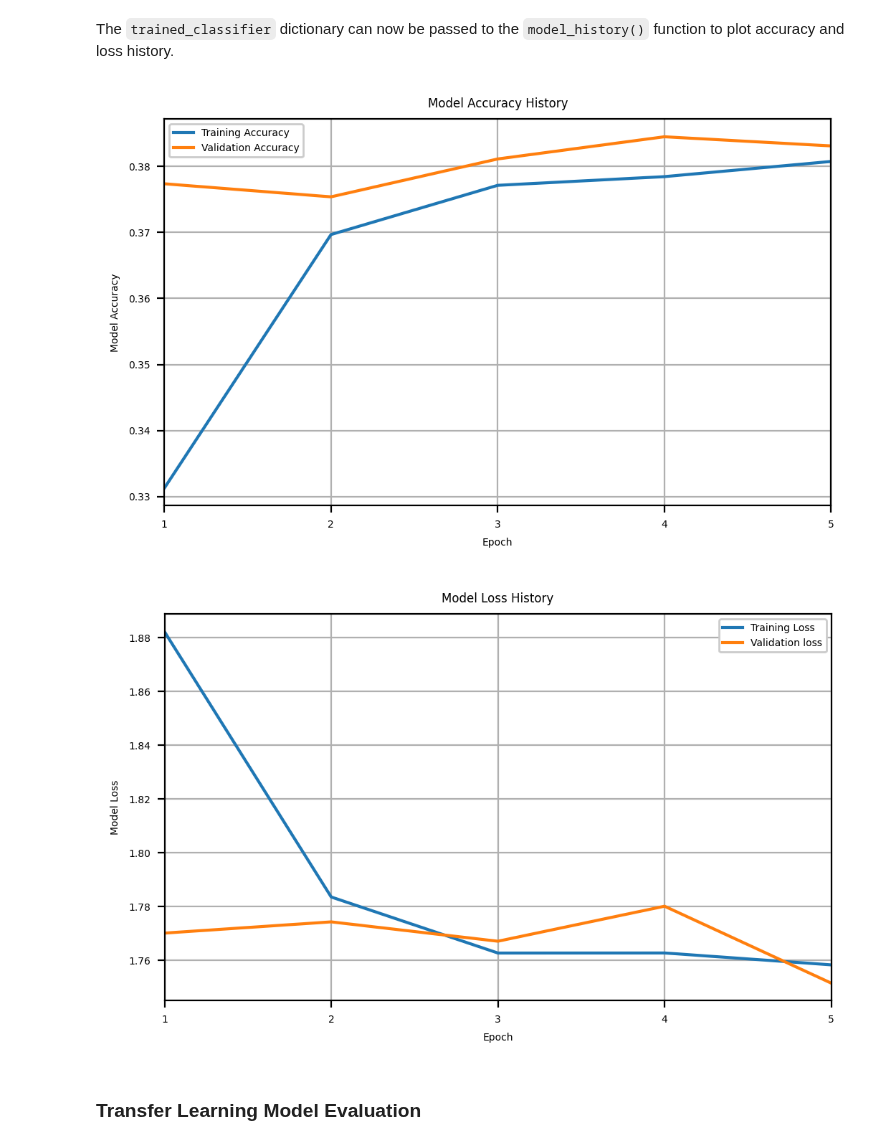
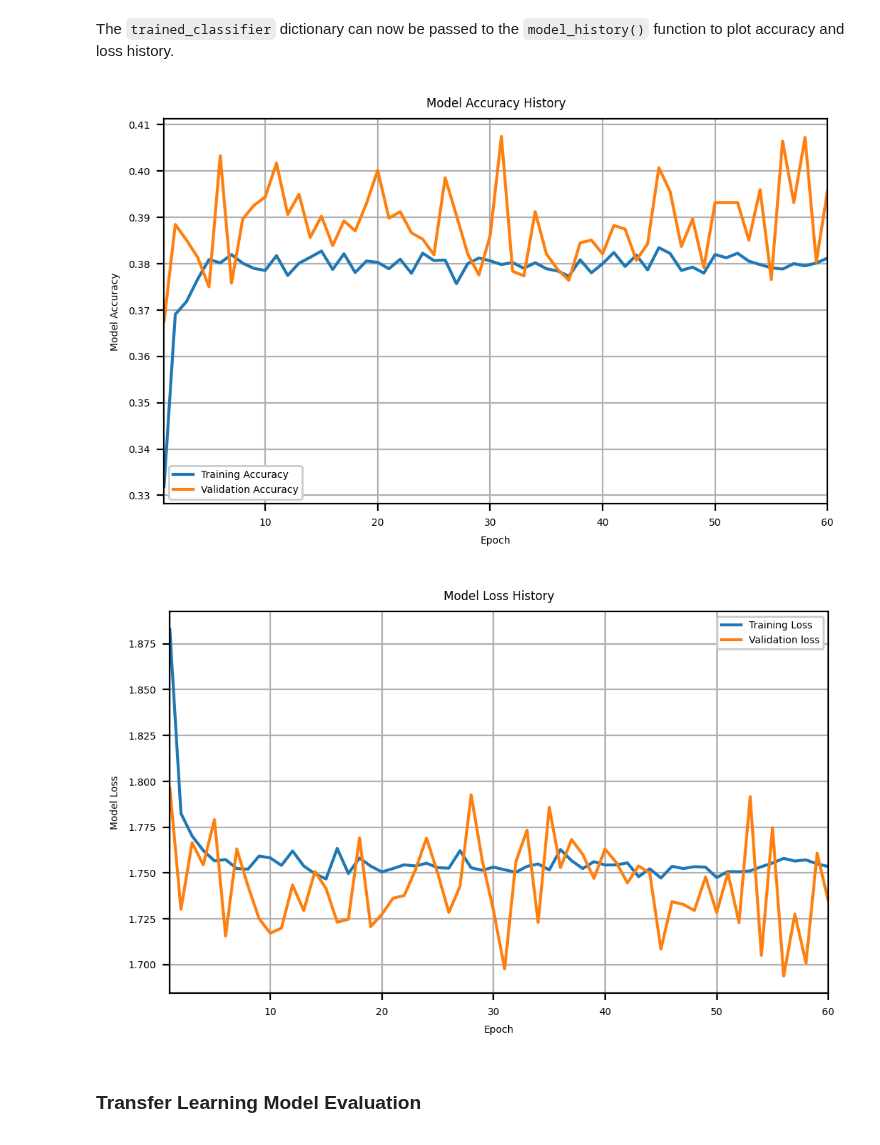
Before and after one commit to Team4IDS576/homework-assignments, a Jupyter notebook: Homework_2.ipynb, the cells around one changed output. Saved outputs shown, nothing was run; the diff lists cells and outputs as text; code cells hidden in the pictures.

```diff
--- a/Homework_2.ipynb
+++ b/Homework_2.ipynb
@@ -284,5 +284,5 @@ def train_model(model, criterion, optimizer, train_loader: DataLoader,
     return history
 
 
-trained_resnet18_based = train_model(resnet18_based, criterion, optimizer, train_loader, val_loader, num_epochs=5)
+trained_resnet18_based = train_model(resnet18_based, criterion, optimizer, train_loader, val_loader, num_epochs=60)
 # %% [output]
@@ -329,42 +356,41 @@ def model_history(history):
         ax.set_xlabel('Epoch')
         ax.set_ylabel('Model Accuracy')
         ax.set_xlim(1, len(history["train accuracy"]))
-        ax.set_xticks(list(range(1,len(history["train accuracy"])+1)))
+
         ax.legend()
         ax.legend().get_frame().set_alpha(1.0)
 
         ax.grid(True)
 
         # plot loss history
         fig, ax = plt.subplots(figsize=(6,3.5), dpi=200)
 
         ax.plot(range(1,len(history['train loss'])+1),
                 history['train loss'],
                 label = r'Training Loss',
                 #marker = 'o',
                 markersize = 4)
 
         ax.plot(range(1, len(history["validation loss"])+1),
                 history['validation loss'],
                 label = r'Validation loss',
                 #marker = 'o',
                 markersize = 4)
 
         ax.set_title("Model Loss History")
         ax.set_xlabel('Epoch')
         ax.set_ylabel('Model Loss')
         ax.set_xlim(1, len(history["train loss"]))
-        ax.set_xticks(list(range(1,len(history["train loss"])+1)))
         ax.legend()
         ax.legend().get_frame().set_alpha(1.0)
 
         ax.grid(True)
 
 # plot training history using the function
 model_history(trained_resnet18_based)
 # %% [output]
-[figure, old version]
+[figure, new version]
-[figure, old version]
+[figure, new version]
 # %% [markdown]
 ### Transfer Learning Model Evaluation
 # %% [markdown]
```
Also changed, not shown: parts of 11 cells of this notebook.
